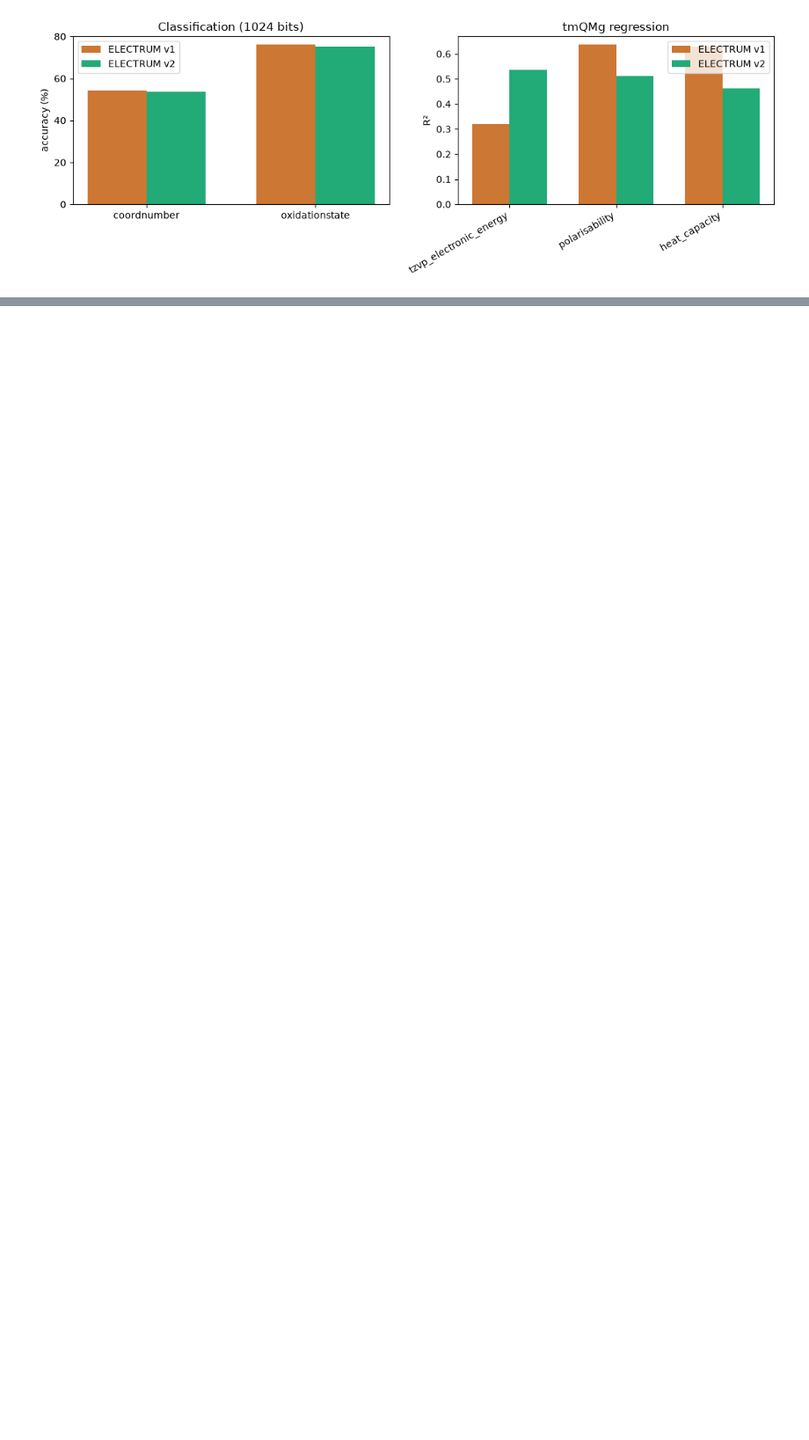
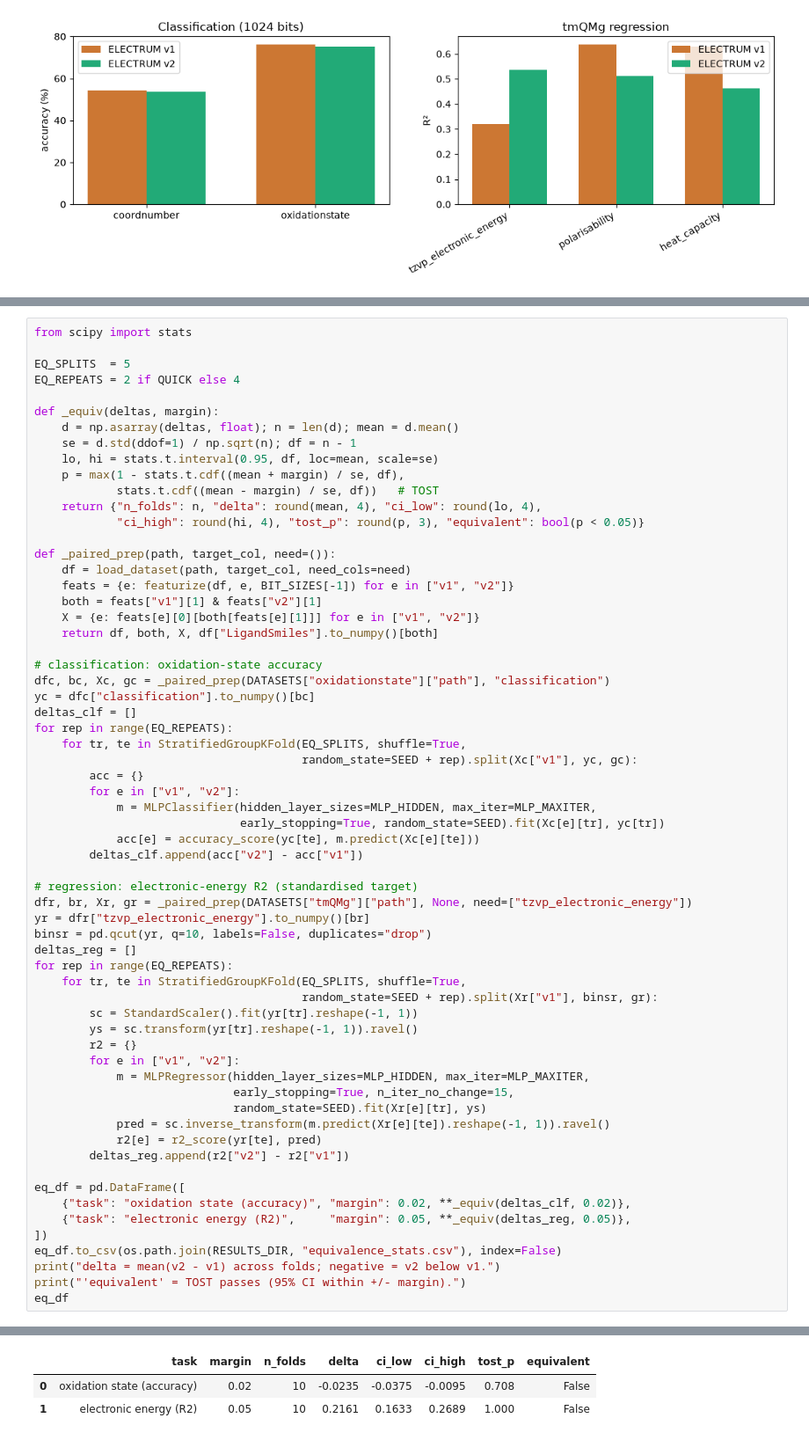
Before and after one commit to TheFreiLab/electrum_val, a Jupyter notebook: 08-electrum-v2-benchmark.ipynb, the cells around one changed output, grey strips where cells are left out. Shown at 88% size. Drawn from its saved outputs; the diff is of its cells as text; blank space fills up the shorter version.

```diff
--- a/08-electrum-v2-benchmark.ipynb
+++ b/08-electrum-v2-benchmark.ipynb
@@ -633,0 +648,64 @@ plt.show()
+# %%
+from scipy import stats
+
+EQ_SPLITS  = 5
+EQ_REPEATS = 2 if QUICK else 4
+
+def _equiv(deltas, margin):
+    d = np.asarray(deltas, float); n = len(d); mean = d.mean()
+    se = d.std(ddof=1) / np.sqrt(n); df = n - 1
+    lo, hi = stats.t.interval(0.95, df, loc=mean, scale=se)
+    p = max(1 - stats.t.cdf((mean + margin) / se, df),
+            stats.t.cdf((mean - margin) / se, df))   # TOST
+    return {"n_folds": n, "delta": round(mean, 4), "ci_low": round(lo, 4),
+            "ci_high": round(hi, 4), "tost_p": round(p, 3), "equivalent": bool(p < 0.05)}
+
+def _paired_prep(path, target_col, need=()):
+    df = load_dataset(path, target_col, need_cols=need)
+    feats = {e: featurize(df, e, BIT_SIZES[-1]) for e in ["v1", "v2"]}
+    both = feats["v1"][1] & feats["v2"][1]
+    X = {e: feats[e][0][both[feats[e][1]]] for e in ["v1", "v2"]}
+    return df, both, X, df["LigandSmiles"].to_numpy()[both]
+
+# classification: oxidation-state accuracy
+dfc, bc, Xc, gc = _paired_prep(DATASETS["oxidationstate"]["path"], "classification")
+yc = dfc["classification"].to_numpy()[bc]
+deltas_clf = []
+for rep in range(EQ_REPEATS):
+    for tr, te in StratifiedGroupKFold(EQ_SPLITS, shuffle=True,
+                                       random_state=SEED + rep).split(Xc["v1"], yc, gc):
+        acc = {}
+        for e in ["v1", "v2"]:
+            m = MLPClassifier(hidden_layer_sizes=MLP_HIDDEN, max_iter=MLP_MAXITER,
+                              early_stopping=True, random_state=SEED).fit(Xc[e][tr], yc[tr])
+            acc[e] = accuracy_score(yc[te], m.predict(Xc[e][te]))
+        deltas_clf.append(acc["v2"] - acc["v1"])
+
+# regression: electronic-energy R2 (standardised target)
+dfr, br, Xr, gr = _paired_prep(DATASETS["tmQMg"]["path"], None, need=["tzvp_electronic_energy"])
+yr = dfr["tzvp_electronic_energy"].to_numpy()[br]
+binsr = pd.qcut(yr, q=10, labels=False, duplicates="drop")
+deltas_reg = []
+for rep in range(EQ_REPEATS):
+    for tr, te in StratifiedGroupKFold(EQ_SPLITS, shuffle=True,
+                                       random_state=SEED + rep).split(Xr["v1"], binsr, gr):
+        sc = StandardScaler().fit(yr[tr].reshape(-1, 1))
+        ys = sc.transform(yr[tr].reshape(-1, 1)).ravel()
+        r2 = {}
+        for e in ["v1", "v2"]:
+            m = MLPRegressor(hidden_layer_sizes=MLP_HIDDEN, max_iter=MLP_MAXITER,
+                             early_stopping=True, n_iter_no_change=15,
+                             random_state=SEED).fit(Xr[e][tr], ys)
+            pred = sc.inverse_transform(m.predict(Xr[e][te]).reshape(-1, 1)).ravel()
+            r2[e] = r2_score(yr[te], pred)
+        deltas_reg.append(r2["v2"] - r2["v1"])
+
+eq_df = pd.DataFrame([
+    {"task": "oxidation state (accuracy)", "margin": 0.02, **_equiv(deltas_clf, 0.02)},
+    {"task": "electronic energy (R2)",     "margin": 0.05, **_equiv(deltas_reg, 0.05)},
+])
+eq_df.to_csv(os.path.join(RESULTS_DIR, "equivalence_stats.csv"), index=False)
+print("delta = mean(v2 - v1) across folds; negative = v2 below v1.")
+print("'equivalent' = TOST passes (95% CI within +/- margin).")
+eq_df
+# %% [output]
@@ -633,0 +714,3 @@ plt.show()
+|  | task | margin | n_folds | delta | ci_low | ci_high | tost_p | equivalent |
+| 0 | oxidation state (accuracy) | 0.02 | 10 | -0.0235 | -0.0375 | -0.0095 | 0.708 | False |
+| 1 | electronic energy (R2) | 0.05 | 10 | 0.2161 | 0.1633 | 0.2689 | 1.000 | False |
```
Also changed, not shown: parts of 14 cells of this notebook, 1 other file.
